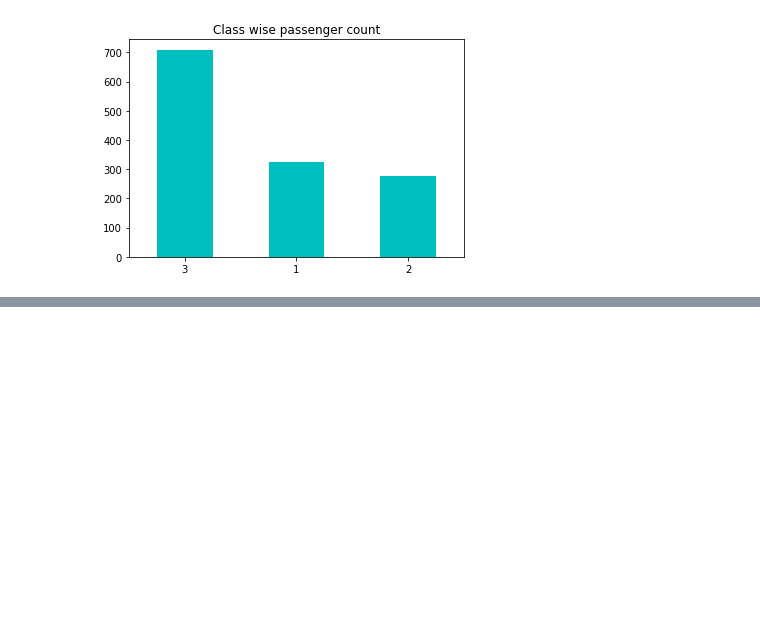
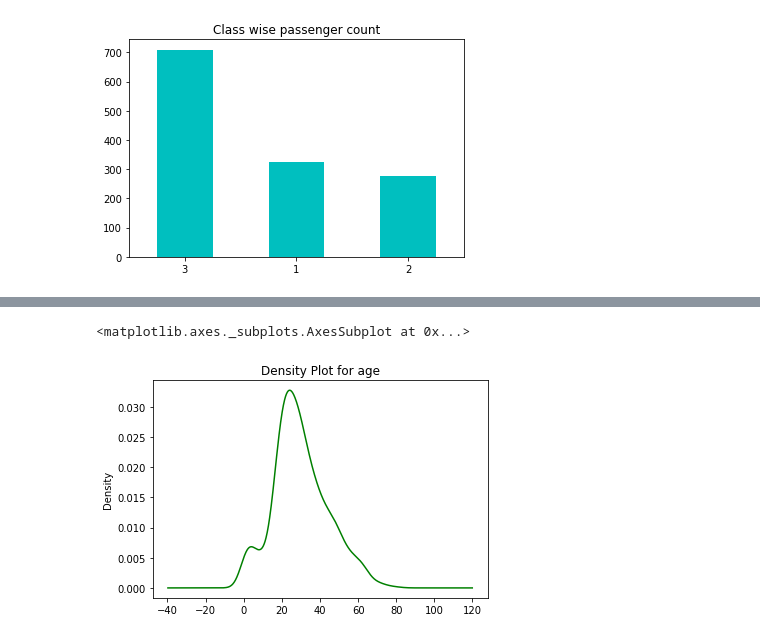
Before and after one commit to Akki19hzb/titanic_data, a Jupyter notebook: notebooks/Exploring-Processing-data.ipynb, the cells around one changed output, grey strips where cells are left out. Drawn from its saved outputs; the diff is of its cells as text; code cells hidden in the pictures; blank space fills up the shorter version.

```diff
--- a/notebooks/Exploring-Processing-data.ipynb
+++ b/notebooks/Exploring-Processing-data.ipynb
@@ -361,0 +374,6 @@ df.Pclass.value_counts().plot(kind='bar',rot=0, title='Class wise passenger coun
+# %%
+#use kde for density plot
+df.Age.plot(kind='kde',title='Density Plot for age',color='green')
+# %% [output]
+<matplotlib.axes._subplots.AxesSubplot at 0x...>
+[figure, added]
```
Also changed, not shown: parts of 24 cells of this notebook.
